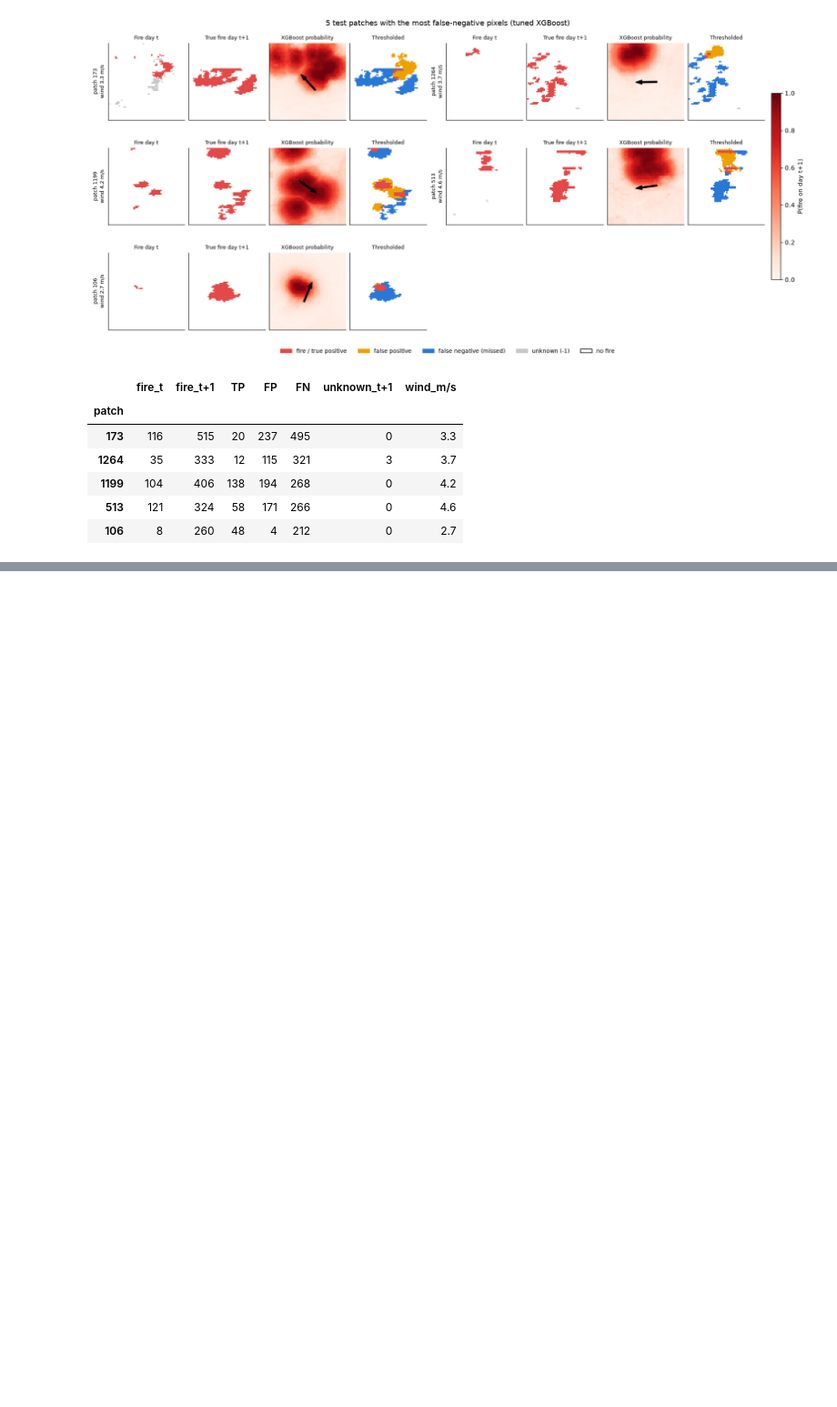
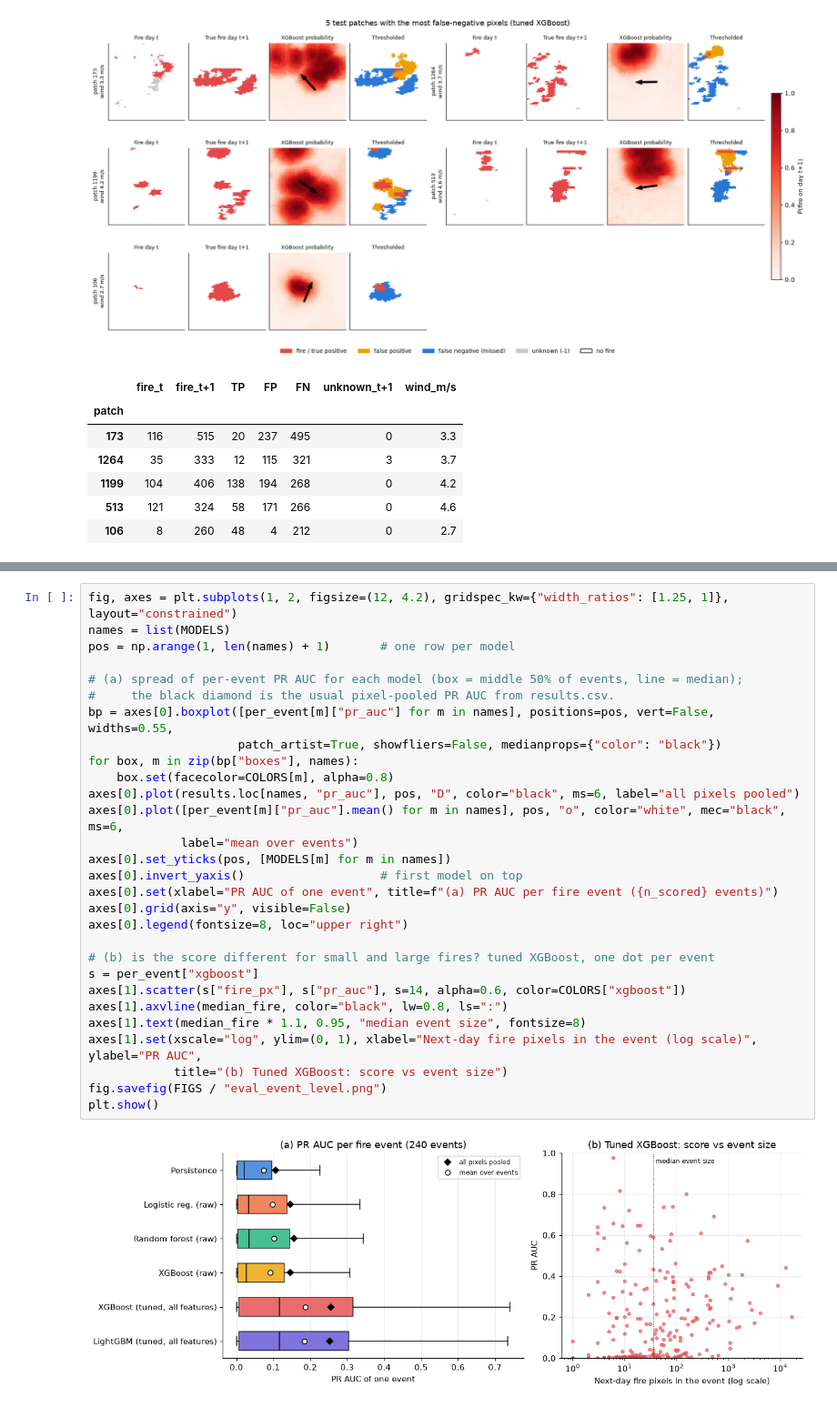
Before and after one commit to harshilv17/next-day-wildfire-spread, a Jupyter notebook: notebooks/02_evaluation.ipynb, the cells around one changed output, grey strips where cells are left out. Shown at 91% size. Drawn from its saved outputs; the diff is of its cells as text; blank space fills up the shorter version.

Commit message:
add event-level evaluation and line comments

```diff
--- a/notebooks/02_evaluation.ipynb
+++ b/notebooks/02_evaluation.ipynb
@@ -896,0 +1059,31 @@ which is spatial context a CNN / U-Net sees directly.
+# %%
+fig, axes = plt.subplots(1, 2, figsize=(12, 4.2), gridspec_kw={"width_ratios": [1.25, 1]}, layout="constrained")
+names = list(MODELS)
+pos = np.arange(1, len(names) + 1)       # one row per model
+
+# (a) spread of per-event PR AUC for each model (box = middle 50% of events, line = median);
+#     the black diamond is the usual pixel-pooled PR AUC from results.csv.
+bp = axes[0].boxplot([per_event[m]["pr_auc"] for m in names], positions=pos, vert=False, widths=0.55,
+                     patch_artist=True, showfliers=False, medianprops={"color": "black"})
+for box, m in zip(bp["boxes"], names):
+    box.set(facecolor=COLORS[m], alpha=0.8)
+axes[0].plot(results.loc[names, "pr_auc"], pos, "D", color="black", ms=6, label="all pixels pooled")
+axes[0].plot([per_event[m]["pr_auc"].mean() for m in names], pos, "o", color="white", mec="black", ms=6,
+             label="mean over events")
+axes[0].set_yticks(pos, [MODELS[m] for m in names])
+axes[0].invert_yaxis()                   # first model on top
+axes[0].set(xlabel="PR AUC of one event", title=f"(a) PR AUC per fire event ({n_scored} events)")
+axes[0].grid(axis="y", visible=False)
+axes[0].legend(fontsize=8, loc="upper right")
+
+# (b) is the score different for small and large fires? tuned XGBoost, one dot per event
+s = per_event["xgboost"]
+axes[1].scatter(s["fire_px"], s["pr_auc"], s=14, alpha=0.6, color=COLORS["xgboost"])
+axes[1].axvline(median_fire, color="black", lw=0.8, ls=":")
+axes[1].text(median_fire * 1.1, 0.95, "median event size", fontsize=8)
+axes[1].set(xscale="log", ylim=(0, 1), xlabel="Next-day fire pixels in the event (log scale)", ylabel="PR AUC",
+            title="(b) Tuned XGBoost: score vs event size")
+fig.savefig(FIGS / "eval_event_level.png")
+plt.show()
+# %% [output]
+[figure, added]
```
Also changed, not shown: parts of 25 cells of this notebook, 3 other files.
